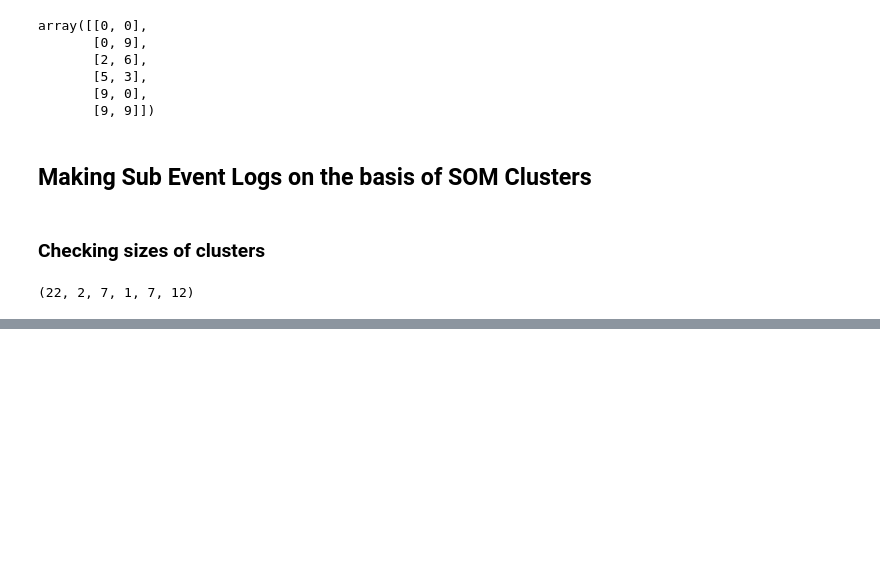
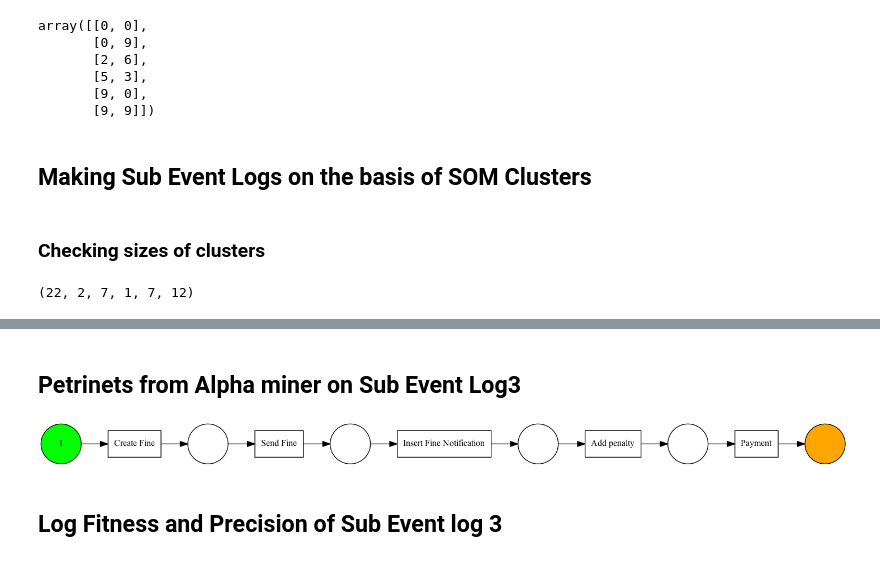
Before and after one commit to asadTariq666/Thesis-Trace-Clustering-Test-Project, a Jupyter notebook: Trace Clustering In Process Mining/Trace Clustering Road Traffic.ipynb, the cells around one changed output, grey strips where cells are left out. Cells and saved outputs as stored; diff of their text form; code cells hidden in the pictures; blank space fills up the shorter version.

Commit message:
Developed Petrinets for each custered event log

```diff
--- a/Trace Clustering In Process Mining/Trace Clustering Road Traffic.ipynb
+++ b/Trace Clustering In Process Mining/Trace Clustering Road Traffic.ipynb
@@ -919,0 +960,15 @@ len(som_sub_log1),len(som_sub_log2),len(som_sub_log3),len(som_sub_log4),len(som_
+# %% [markdown]
+## Petrinets from Alpha miner on Sub Event Log3
+# %%
+
+## Import the petrinet visualizer object
+from pm4py.algo.discovery.alpha import algorithm as alpha_miner
+net, initial_marking, final_marking = alpha_miner.apply(som_sub_log3)
+from pm4py.visualization.petrinet import visualizer as pn_visualizer
+# Visualise
+gviz = pn_visualizer.apply(net, initial_marking, final_marking)
+pn_visualizer.view(gviz)
+# %% [output]
+[figure, added]
+# %% [markdown]
+## Log Fitness and Precision of Sub Event log 3
```
Also changed, not shown: parts of 22 cells of this notebook.
